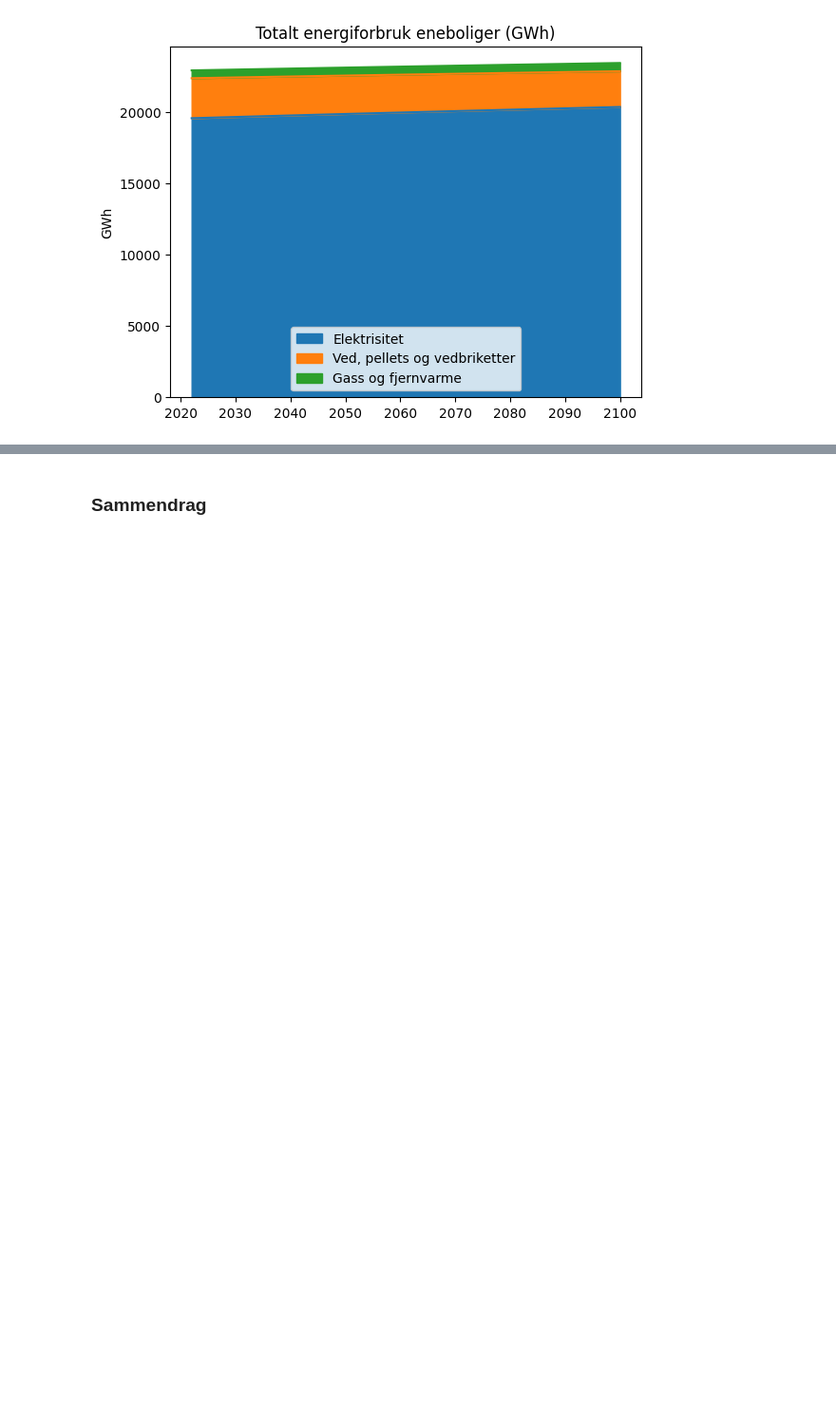
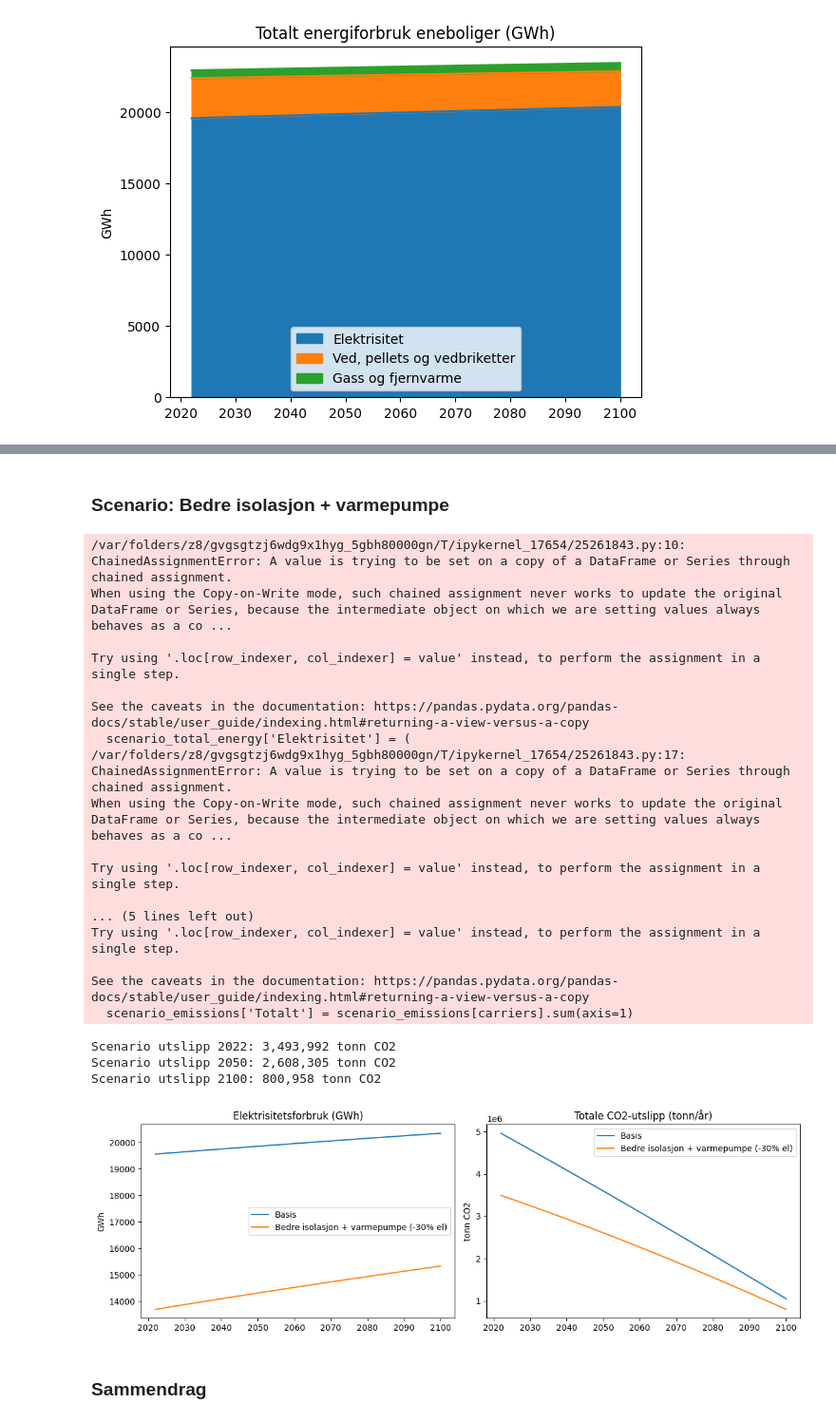
Before and after one commit to andre-hegre/Beregninger_Scenariomodell, a Jupyter notebook: projection.ipynb, the cells around one changed output, grey strips where cells are left out. Shown at 95% size. Saved outputs shown, nothing was run; the diff lists cells and outputs as text; code cells hidden in the pictures; blank space fills up the shorter version.

```diff
--- a/projection.ipynb
+++ b/projection.ipynb
@@ -64,6 +64,9 @@ carbon_intensity = pd.DataFrame({
 
 carbon_intensity.plot(title='Karbonintensitet over tid (kg CO2/kWh)', ylabel='kg CO2/kWh')
 plt.show()
+# --- Scenario: bedre isolasjon + varmepumpe ---
+scenario_name = 'Bedre isolasjon + varmepumpe (-30% el)'
+scenario_electric_reduction = 0.30  # 30% lavere elforbruk
 # %% [output]
 [figure]
 # %% [markdown]
@@ -146,3 +164,69 @@ Utslipp 2100: 872,262 tonn CO2
+# %% [markdown]
+### Scenario: Bedre isolasjon + varmepumpe
+# %%
+# Scenario: 30% lavere elektrisitetsforbruk i pre-2023-kohorter
+pre2023_years = [yr for yr in all_byggeaar if yr <= 2022]
+
+# Elektrisitetsforbruk fra pre-2023-kohorter per projeksjonsår
+pre2023_electricity = stock.loc[pre2023_years].multiply(
+    energy_profile.loc[pre2023_years, 'Elektrisitet'], axis=0
+).sum(axis=0)
+
+scenario_total_energy = total_energy.copy()
+scenario_total_energy['Elektrisitet'] = (
+    total_energy['Elektrisitet'] - scenario_electric_reduction * pre2023_electricity
+)
+scenario_total_energy_gwh = scenario_total_energy / 1e6
+
+scenario_emissions = pd.DataFrame(0.0, index=projection_years, columns=carriers)
+for carrier in carriers:
+    scenario_emissions[carrier] = scenario_total_energy[carrier] * carbon_intensity[carrier] / 1e3
+scenario_emissions['Totalt'] = scenario_emissions[carriers].sum(axis=1)
+
+print(f"Scenario utslipp 2022: {scenario_emissions.loc[2022, 'Totalt']:,.0f} tonn CO2")
+print(f"Scenario utslipp 2050: {scenario_emissions.loc[2050, 'Totalt']:,.0f} tonn CO2")
+print(f"Scenario utslipp 2100: {scenario_emissions.loc[2100, 'Totalt']:,.0f} tonn CO2")
+
+fig, axes = plt.subplots(1, 2, figsize=(12, 4))
+
+# Elektrisitetsforbruk
+(total_energy_gwh['Elektrisitet']).plot(ax=axes[0], label='Basis')
+(scenario_total_energy_gwh['Elektrisitet']).plot(ax=axes[0], label=scenario_name)
+axes[0].set_title('Elektrisitetsforbruk (GWh)')
+axes[0].set_ylabel('GWh')
+axes[0].legend()
+
+# Totale utslipp
+(emissions['Totalt']).plot(ax=axes[1], label='Basis')
+(scenario_emissions['Totalt']).plot(ax=axes[1], label=scenario_name)
+axes[1].set_title('Totale CO2-utslipp (tonn/år)')
+axes[1].set_ylabel('tonn CO2')
+axes[1].legend()
+
+plt.tight_layout()
+plt.show()
+# %% [output]
+/var/folders/z8/gvgsgtzj6wdg9x1hyg_5gbh80000gn/T/ipykernel_17654/25261843.py:10: ChainedAssignmentError: A value is trying to be set on a copy of a DataFrame or Series through chained assignment.
+When using the Copy-on-Write mode, such chained assignment never works to update the original DataFrame or Series, because the intermediate object on which we are setting values always behaves as a co ...
+
+Try using '.loc[row_indexer, col_indexer] = value' instead, to perform the assignment in a single step.
+
+See the caveats in the documentation: https://pandas.pydata.org/pandas-docs/stable/user_guide/indexing.html#returning-a-view-versus-a-copy
+  scenario_total_energy['Elektrisitet'] = (
+/var/folders/z8/gvgsgtzj6wdg9x1hyg_5gbh80000gn/T/ipykernel_17654/25261843.py:17: ChainedAssignmentError: A value is trying to be set on a copy of a DataFrame or Series through chained assignment.
+When using the Copy-on-Write mode, such chained assignment never works to update the original DataFrame or Series, because the intermediate object on which we are setting values always behaves as a co ...
+
+Try using '.loc[row_indexer, col_indexer] = value' instead, to perform the assignment in a single step.
+
+... (5 lines left out)
+Try using '.loc[row_indexer, col_indexer] = value' instead, to perform the assignment in a single step.
+
+See the caveats in the documentation: https://pandas.pydata.org/pandas-docs/stable/user_guide/indexing.html#returning-a-view-versus-a-copy
+  scenario_emissions['Totalt'] = scenario_emissions[carriers].sum(axis=1)
+Scenario utslipp 2022: 3,493,992 tonn CO2
+Scenario utslipp 2050: 2,608,305 tonn CO2
+Scenario utslipp 2100: 800,958 tonn CO2
+[figure, added]
 # %% [markdown]
 ### Sammendrag
 # %%
```
Also changed, not shown: parts of 4 cells of this notebook.
